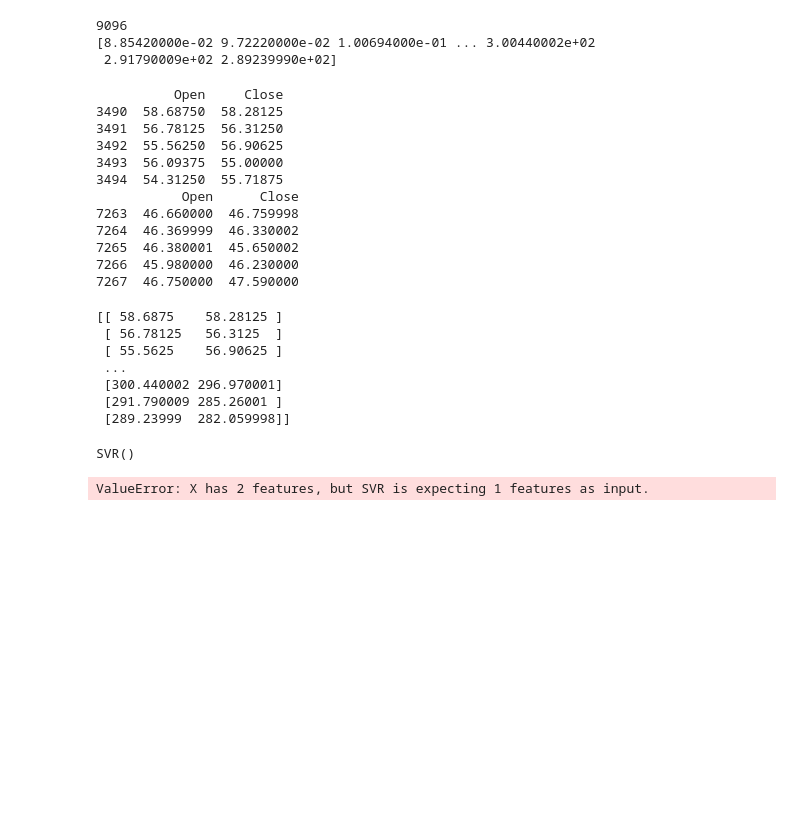
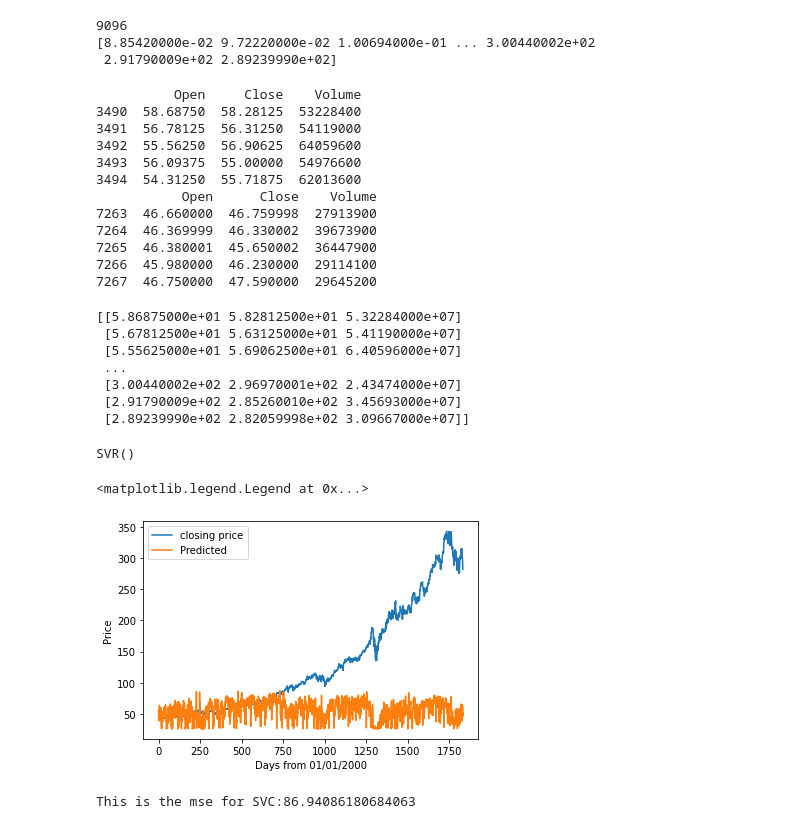
Before and after one commit to jn04137/DataMiningProject, a Jupyter notebook: SVM_MSFT.ipynb, the cells around one changed output. Drawn from its saved outputs; the diff is of its cells as text; code cells hidden in the pictures; blank space fills up the shorter version.

```diff
--- a/SVM_MSFT.ipynb
+++ b/SVM_MSFT.ipynb
@@ -122,6 +122,10 @@ model = SVR()
 '''
   Drops the date column from the dataframe
 '''
+import pandas as pd
+import matplotlib.pyplot as plt
+
+df = pd.read_csv('MSFT.csv')
 
 df['Date']= pd.to_datetime(df['Date'])
 split_date = pd.datetime(2015, 1, 1)
@@ -131,42 +135,53 @@ testing_dataframe = df.loc[df['Date'] > split_date]
 split_date = pd.datetime(2000, 1, 1)
 training_dataframe = df.loc[df['Date'] >= split_date]
 
-training_dataframe = training_dataframe[['Open', 'Close']]
-testing_dataframe = testing_dataframe[['Open', 'Close']]
+training_dataframe = training_dataframe[['Open', 'Close', 'Volume']]
+testing_dataframe = testing_dataframe[['Open', 'Close', 'Volume']]
 print(training_dataframe.head())
 print(testing_dataframe.head())
 # %% [output]
-          Open     Close
-3490  58.68750  58.28125
-3491  56.78125  56.31250
-3492  55.56250  56.90625
-3493  56.09375  55.00000
-3494  54.31250  55.71875
-           Open      Close
-7263  46.660000  46.759998
-7264  46.369999  46.330002
-7265  46.380001  45.650002
-7266  45.980000  46.230000
-7267  46.750000  47.590000
+          Open     Close    Volume
+3490  58.68750  58.28125  53228400
+3491  56.78125  56.31250  54119000
+3492  55.56250  56.90625  64059600
+3493  56.09375  55.00000  54976600
+3494  54.31250  55.71875  62013600
+           Open      Close    Volume
+7263  46.660000  46.759998  27913900
+7264  46.369999  46.330002  39673900
+7265  46.380001  45.650002  36447900
+7266  45.980000  46.230000  29114100
+7267  46.750000  47.590000  29645200
 # %%
 print(training_dataframe.values)
 train_X = training_dataframe[['Open']].values
-train_y = training_dataframe[['Close']].values.flatten()
+train_y = training_dataframe[['Close']].values
+test_X = testing_dataframe[['Open']].values
+test_y = testing_dataframe[['Close']].values
 model.fit(train_X, train_y)
 # %% [output]
-[[ 58.6875    58.28125 ]
- [ 56.78125   56.3125  ]
- [ 55.5625    56.90625 ]
+[[5.86875000e+01 5.82812500e+01 5.32284000e+07]
+ [5.67812500e+01 5.63125000e+01 5.41190000e+07]
+ [5.55625000e+01 5.69062500e+01 6.40596000e+07]
  ...
- [300.440002 296.970001]
- [291.790009 285.26001 ]
- [289.23999  282.059998]]
+ [3.00440002e+02 2.96970001e+02 2.43474000e+07]
+ [2.91790009e+02 2.85260010e+02 3.45693000e+07]
+ [2.89239990e+02 2.82059998e+02 3.09667000e+07]]
 SVR()
 # %%
-prediction = model.predict(testing_dataframe)
-plt.plot(df.Close, label="closing price")
+prediction = model.predict(test_X)
+plt.plot(testing_dataframe[['Close']].values.flatten(), label="closing price")
 plt.plot(prediction, label="Predicted")
 plt.ylabel("Price")
-plt.xlabel("Prediction")
+plt.xlabel("Days from 01/01/2000")
+plt.legend()
 # %% [output]
-ValueError: X has 2 features, but SVR is expecting 1 features as input.
+<matplotlib.legend.Legend at 0x...>
+[figure, added]
+# %%
+from sklearn.metrics import mean_squared_error
+
+score = mean_squared_error(test_y.flatten(), prediction)
+print("This is the mse for SVC:" + str(score))
+# %% [output]
+This is the mse for SVC:86.94086180684063
```
